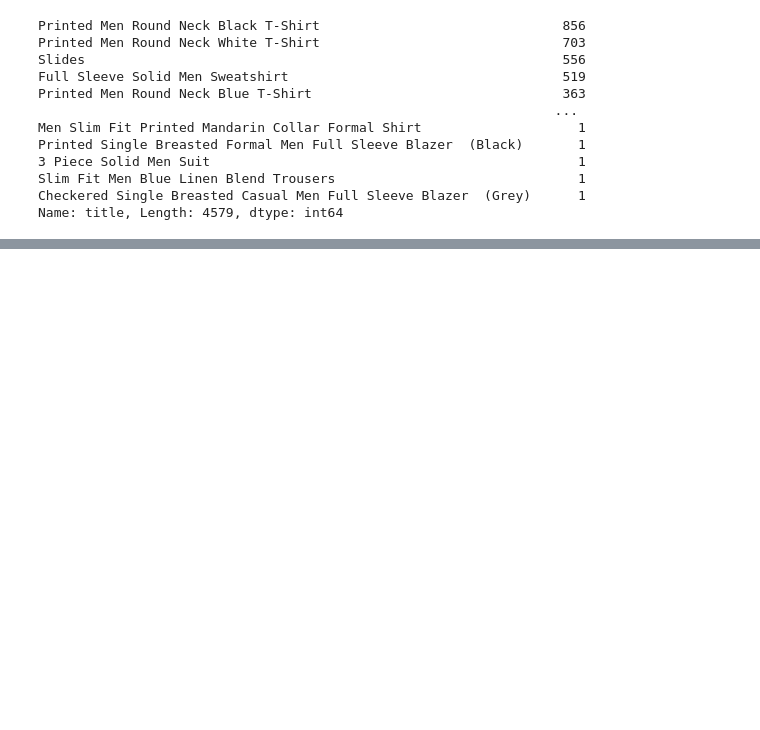
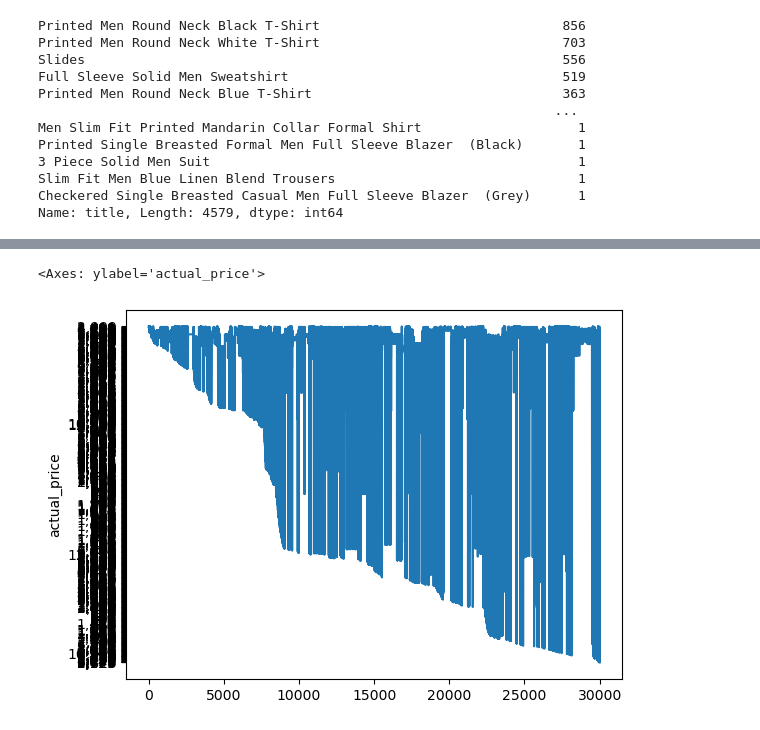
Before and after one commit to ShubhamGupta2505/MachineLearningPractice, a Jupyter notebook: flipkart-product-analysis.ipynb, the cells around one changed output, grey strips where cells are left out. Saved outputs shown, nothing was run; the diff lists cells and outputs as text; code cells hidden in the pictures; blank space fills up the shorter version.

```diff
--- a/flipkart-product-analysis.ipynb
+++ b/flipkart-product-analysis.ipynb
@@ -209,0 +223,5 @@ Name: title, Length: 4579, dtype: int64
+# %%
+sns.lineplot(x=df.index,y='actual_price',data=df)
+# %% [output]
+<Axes: ylabel='actual_price'>
+[figure, added]
```
Also changed, not shown: parts of 1 cell of this notebook.
